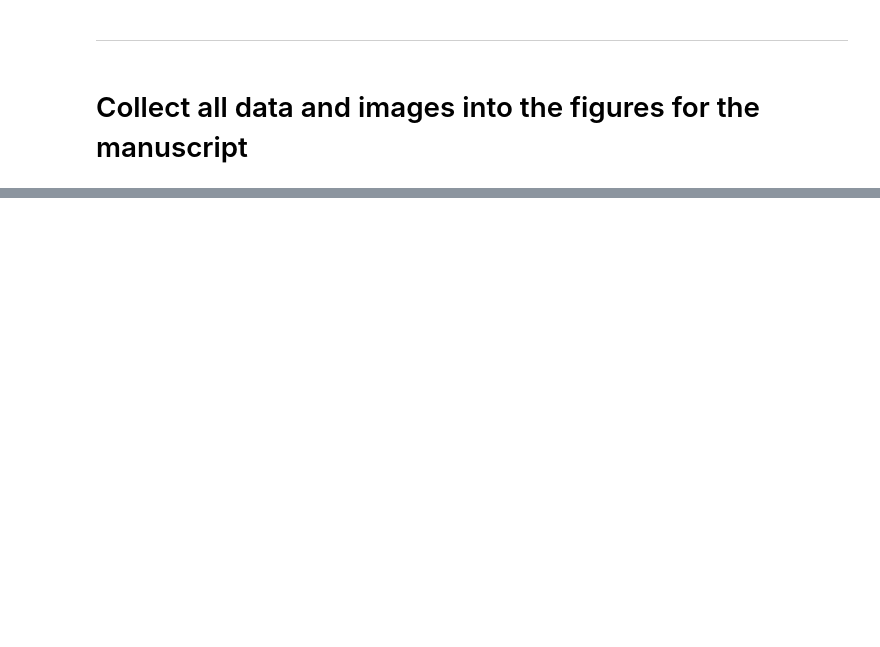
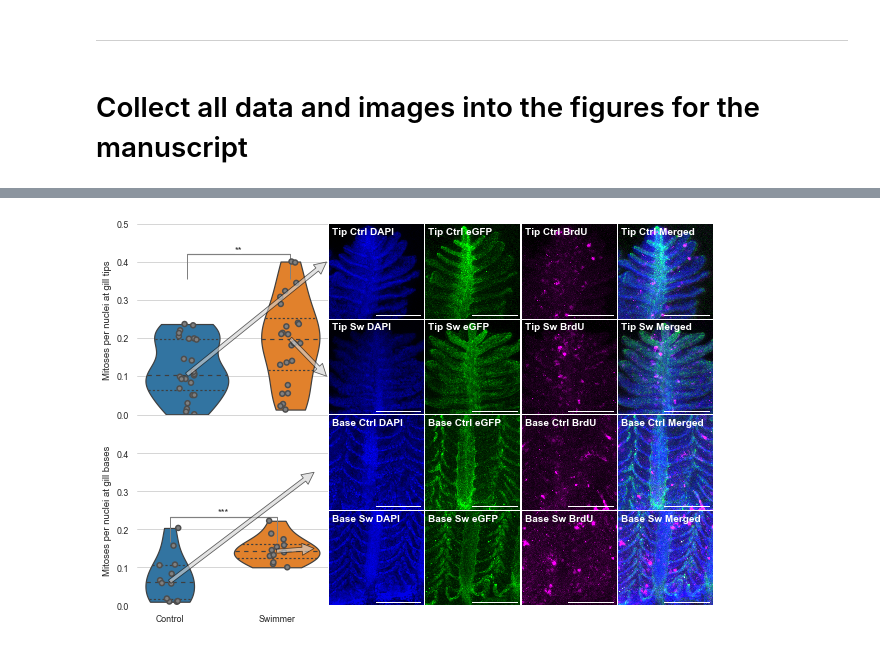
Before and after one commit to habi/Zebra-Fish-Gills, a Jupyter notebook: Gills-Analysis.ipynb, the cells around one changed output, grey strips where cells are left out. Cells and saved outputs as stored; diff of their text form; code cells hidden in the pictures; blank space fills up the shorter version.

```diff
--- a/Gills-Analysis.ipynb
+++ b/Gills-Analysis.ipynb
@@ -2265,6 +2529,6 @@ for experiment in Morphology.Experiment.unique():
               'was %0.1f mm with a STD of %0.1f.' % (experiment,
                                                      training,
                                                      Morphology[(Morphology.Experiment == experiment)
-                                                                & (Morphology.Training == training)].Length.mean(),
+                                                                & (Morphology.Training == training)]['Length Fish'].mean(),
                                                      Morphology[(Morphology.Experiment == experiment)
-                                                                & (Morphology.Training == training)].Length.std()))
+                                                                & (Morphology.Training == training)]['Length Fish'].std()))
@@ -2275,8 +2546,8 @@ for experiment in Morphology.Experiment.unique():
               'increased by %0.1f %% between '
               '"%s" and "%s"' % (experiment,
                                  percentage(Morphology[(Morphology.Experiment == experiment)
-                                                       & (Morphology.Training == trainings[0])].Length.mean(),
+                                                       & (Morphology.Training == trainings[0])]['Length Fish'].mean(),
                                             Morphology[(Morphology.Experiment == experiment)
-                                                       & (Morphology.Training == trainings[1])].Length.mean()),
+                                                       & (Morphology.Training == trainings[1])]['Length Fish'].mean()),
                                  trainings[0],
                                  trainings[1]))
@@ -3125,7 +3586,7 @@ def image_label(image, labeltext, color='white'):
                    numpy.shape(image)[1] * 0.0309,
                    labeltext,
                    color=color,
-                   fontsize=12,
+                   fontsize=10,
                    fontweight='bold',
                    verticalalignment='top',
                    horizontalalignment='left')
@@ -3716,10 +4207,10 @@ names = ['DAPI', 'eGFP', 'BrdU', 'Merged']
 # Reorder lists, since we would like to have the images in a specific order
 # Based on https://stackoverflow.com/a/2177607/323100
 order = [2, 1, 0, 3]
-top_co = [top_co[i] for i in order]
-top_sw = [top_sw[i] for i in order]
-bottom_co = [bottom_co[i] for i in order]
-bottom_sw = [bottom_sw[i] for i in order]
+tip_co = [tip_co[i] for i in order]
+tip_sw = [tip_sw[i] for i in order]
+base_co = [base_co[i] for i in order]
+base_sw = [base_sw[i] for i in order]
 # %%
 # Fig07: last panel: quantification of mitoses: confocal panel and graph, the 'overview' figure I'll delete it was still just provisory
 plt.rcParams['figure.figsize'] = (8, 5.3)
@@ -3781,50 +4272,50 @@ plt.gca().annotate('',
 # Tips Control
 for panel in range(4):
     plt.gcf().add_subplot(gs[0, panel+2])
-    img = imageio.imread(top_co[panel])
-    plt.imshow(img)
-    image_label(img, 'T Ctrl ' + names[panel])
+    img = imageio.imread(tip_co[panel])
+    plt.imshow(numpy.flipud(img))
+    image_label(img, 'Tip Ctrl ' + names[panel])
     plt.gca().add_artist(ScaleBar(pixelsize_confocal, 'um', fixed_value=100, label_formatter=lambda x, y: ''))
     plt.gca().set_axis_off()
     plt.margins(0, 0)
 # # Tips Swimmers
 for panel in range(4):
     plt.gcf().add_subplot(gs[1, panel+2])
-    img = imageio.imread(top_sw[panel])
-    plt.imshow(img)
-    image_label(img, 'T Sw ' + names[panel])
+    img = imageio.imread(tip_sw[panel])
+    plt.imshow(numpy.flipud(img))
+    image_label(img, 'Tip Sw ' + names[panel])
     plt.gca().add_artist(ScaleBar(pixelsize_confocal, 'um', fixed_value=100, label_formatter=lambda x, y: ''))
     plt.gca().set_axis_off()
     plt.margins(0, 0)
 # Base Control
 for panel in range(4):
     plt.gcf().add_subplot(gs[2, panel+2])
-#     img = imageio.imread(bottom_co[panel])
-    img = numpy.zeros_like(img)
-    plt.imshow(img)
-    image_label(img, 'B Ctrl ' + names[panel])
+    img = imageio.imread(base_co[panel])
+    plt.imshow(numpy.flipud(img))
+    image_label(img, 'Base Ctrl ' + names[panel])
     plt.gca().add_artist(ScaleBar(pixelsize_confocal, 'um', fixed_value=100, label_formatter=lambda x, y: ''))
     plt.gca().set_axis_off()
     plt.margins(0, 0)
 # Base Swimmers
 for panel in range(4):
     plt.gcf().add_subplot(gs[3, panel+2])
-#     img = imageio.imread(bottom_sw[panel])
-    img = numpy.zeros_like(img)
-    plt.imshow(img)
-    image_label(img, 'B Sw ' + names[panel])
+    img = imageio.imread(base_sw[panel])
+    plt.imshow(numpy.flipud(img))
+    image_label(img, 'Base Sw ' + names[panel])
     plt.gca().add_artist(ScaleBar(pixelsize_confocal, 'um', fixed_value=100, label_formatter=lambda x, y: ''))
     plt.gca().set_axis_off()
     plt.margins(0, 0)
 seaborn.despine(offset=10, bottom=True, left=True)
 plt.subplots_adjust(left = 0,
                     right = 1,
                     bottom = 0,
                     top = 1,
                     wspace = 0.01,
                     hspace = 0.01)
 plt.savefig(os.path.join(OutPutDir, 'Fig07.png'), bbox_inches='tight', pad_inches=0)
 plt.show()
+# %% [output]
+[figure, added]
 # %%
 print('Done with everything!')
 print('Saved all images to %s' % OutPutDir)
```
Also changed, not shown: parts of 103 cells of this notebook.
